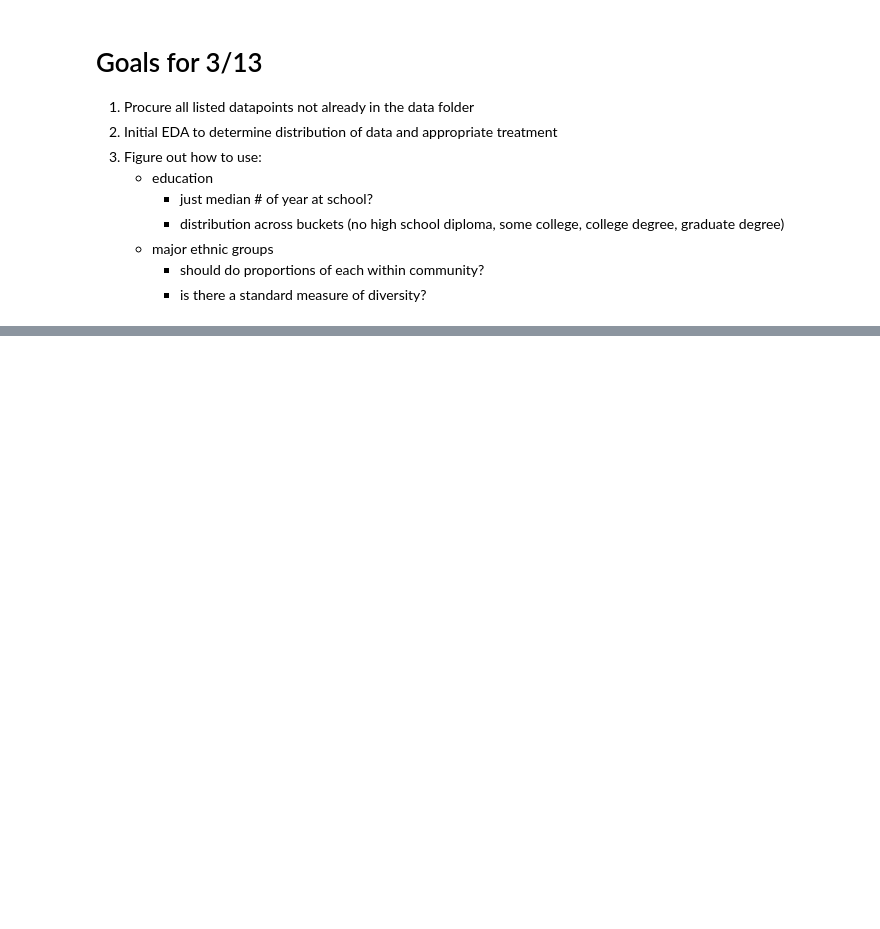
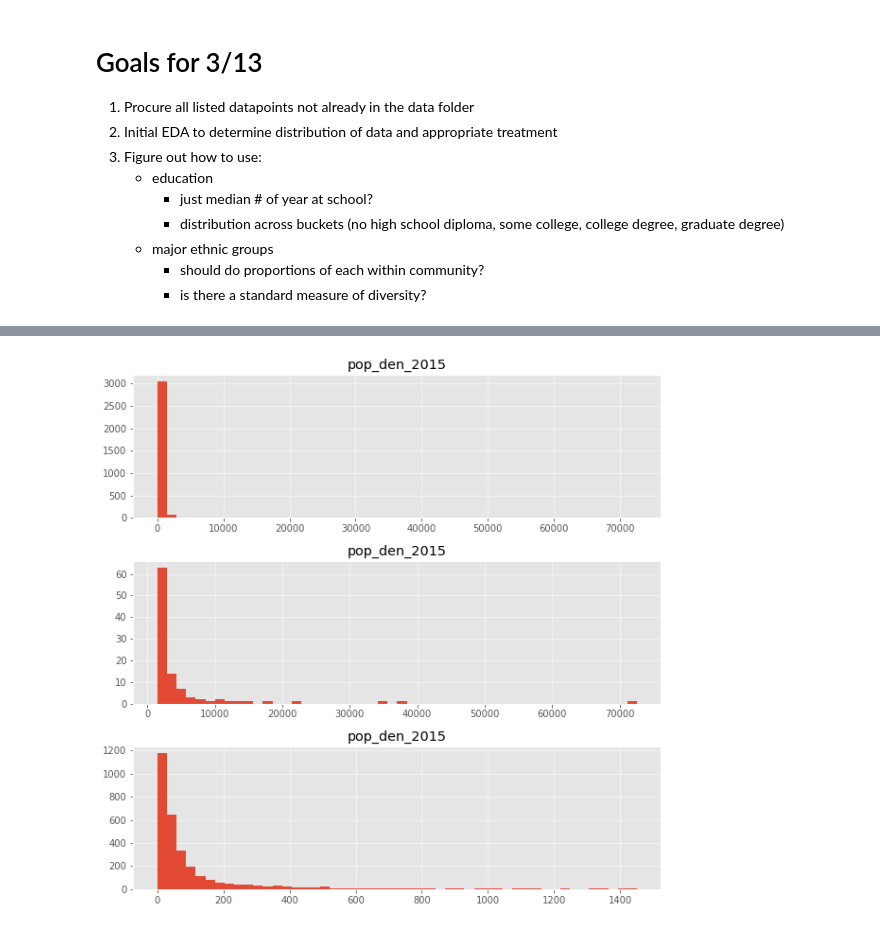
Before and after one commit to frechfrechfrech/Income_Inequality, a Jupyter notebook: Initial Census Data Exploration.ipynb, the cells around one changed output, grey strips where cells are left out. Cells and saved outputs as stored; diff of their text form; code cells hidden in the pictures; blank space fills up the shorter version.

```diff
--- a/Initial Census Data Exploration.ipynb
+++ b/Initial Census Data Exploration.ipynb
@@ -74,0 +200,11 @@ acs_15.columns.levels;
+# %%
+fig, (ax1, ax2, ax3) = plt.subplots(3, figsize=(10,10))
+
+pop_density.hist('pop_den_2015', bins=50, ax=ax1);
+
+pop_last_100 = pop_density.sort_values('pop_den_2015')[-100:]
+pop_everything_else = pop_density.sort_values('pop_den_2015')[:-100]
+pop_last_100.hist('pop_den_2015', bins=50, ax=ax2);
+pop_everything_else.hist('pop_den_2015', bins=50, ax=ax3);
+# %% [output]
+[figure, added]
```
Also changed, not shown: parts of 19 cells of this notebook, 9 other files.
